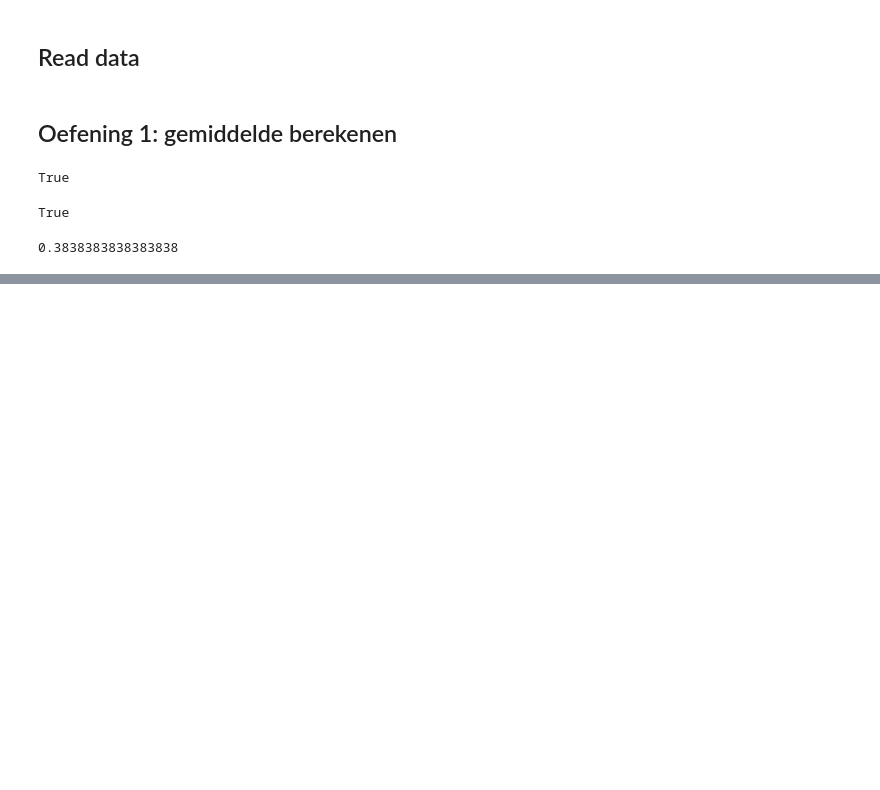
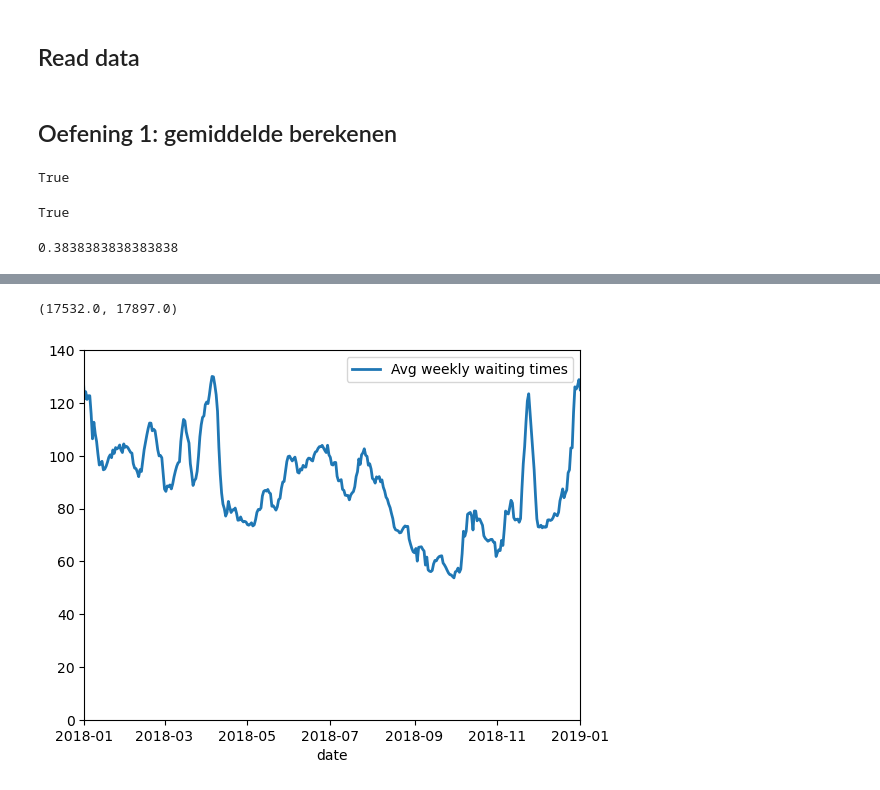
Before and after one commit to THellemans/data-science-syntra-ab, a Jupyter notebook: 06 statistiek/02 Middelpunten schatten/notebooks/oefeningen.ipynb, the cells around one changed output, grey strips where cells are left out. Cells and saved outputs as stored; diff of their text form; code cells hidden in the pictures; blank space fills up the shorter version.

```diff
--- a/06 statistiek/02 Middelpunten schatten/notebooks/oefeningen.ipynb
+++ b/06 statistiek/02 Middelpunten schatten/notebooks/oefeningen.ipynb
@@ -7,6 +10,8 @@ import os
 # %%
 loc_files = os.path.join('..', 'data')
 loc_file_titanic = os.path.join(loc_files, 'titanic.xlsx')
+loc_file_7_dwarfs = os.path.join(loc_files, '7_dwarfs_train.csv')
+loc_file_murders = os.path.join(loc_files, 'murder_rates.csv')
 # %% [markdown]
 ## Read data
 # %%
@@ -37,0 +74,9 @@ prob_survived_check
+# %%
+df_7_dwarfs_weekly = df_7_dwarfs_daily.rolling(window = 7).mean().iloc[7:].copy()
+ax = df_7_dwarfs_weekly.plot(lw = 2)
+ax.set_ylim([0, 140])
+ax.legend(["Avg weekly waiting times"])
+ax.set_xlim([datetime.datetime(2018, 1, 1), datetime.datetime(2019, 1, 1)])
+# %% [output]
+(17532.0, 17897.0)
+[figure, added]
```
Also changed, not shown: parts of 22 cells of this notebook, 1 other file.
